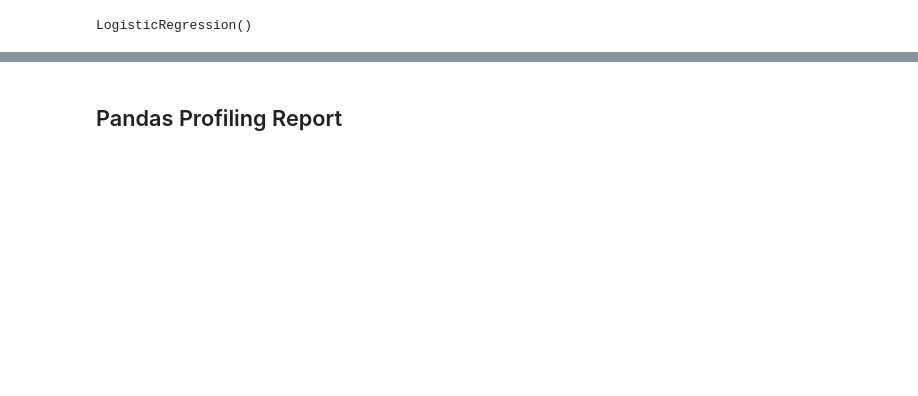
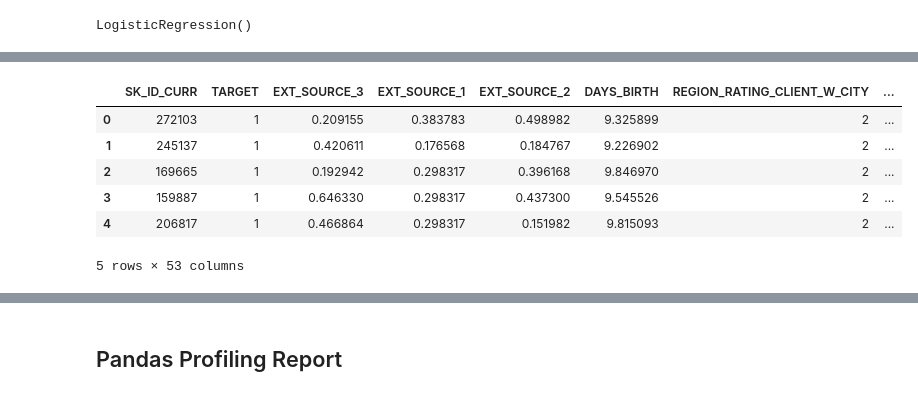
Before and after one commit to selingumusdag/home_credit_default_risk, a Jupyter notebook: home_credit_eda.ipynb, the cells around one changed output, grey strips where cells are left out. Cells and saved outputs as stored; diff of their text form; code cells hidden in the pictures; blank space fills up the shorter version.

```diff
--- a/home_credit_eda.ipynb
+++ b/home_credit_eda.ipynb
@@ -501,0 +477,3 @@ strong multicollinearity or other numerical problems.
+# %%
+PREVIOUS_LOAN_COUNTS = bureau.groupby('SK_ID_CURR', as_index=False)['SK_ID_BUREAU'].count().rename(columns = {'SK_ID_BUREAU': 'PREVIOUS_LOAN_COUNTS'})
+PREVIOUS_LOAN_COUNTS.head()
@@ -501,0 +487,11 @@ strong multicollinearity or other numerical problems.
+# %%
+model_df = model_logged.merge(PREVIOUS_LOAN_COUNTS, on = 'SK_ID_CURR', how = 'left')
+model_df.head()
+# %% [output]
+|  | SK_ID_CURR | TARGET | EXT_SOURCE_3 | EXT_SOURCE_1 | EXT_SOURCE_2 | DAYS_BIRTH | REGION_RATING_CLIENT_W_CITY | ... |
+| 0 | 272103 | 1 | 0.209155 | 0.383783 | 0.498982 | 9.325899 | 2 | ... |
+| 1 | 245137 | 1 | 0.420611 | 0.176568 | 0.184767 | 9.226902 | 2 | ... |
+| 2 | 169665 | 1 | 0.192942 | 0.298317 | 0.396168 | 9.846970 | 2 | ... |
+| 3 | 159887 | 1 | 0.646330 | 0.298317 | 0.437300 | 9.545526 | 2 | ... |
+| 4 | 206817 | 1 | 0.466864 | 0.298317 | 0.151982 | 9.815093 | 2 | ... |
+5 rows × 53 columns
```
Also changed, not shown: parts of 24 cells of this notebook.
